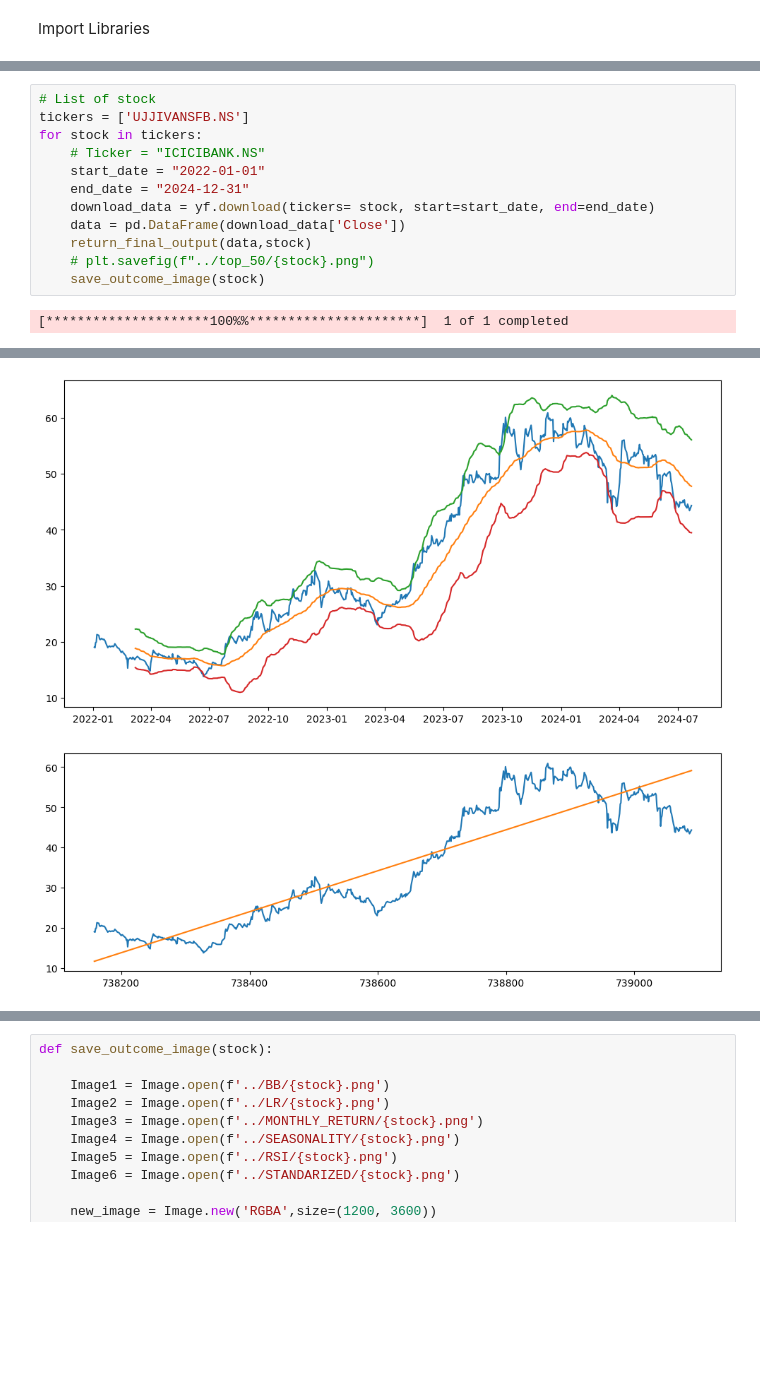
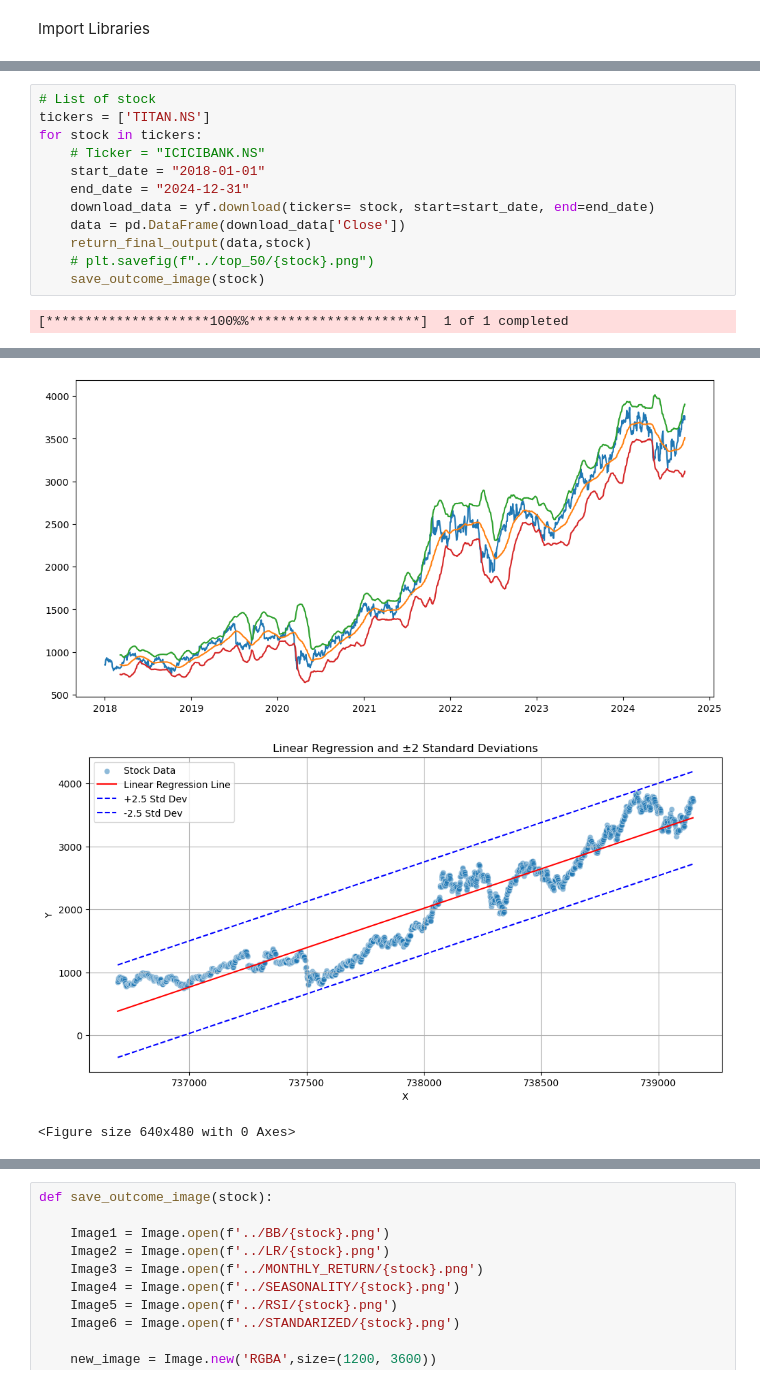
Before and after one commit to isouravsharma/Fin, a Jupyter notebook: Ticker-automate_V2.ipynb, the cells around one changed output, grey strips where cells are left out. Saved outputs shown, nothing was run; the diff lists cells and outputs as text; blank space fills up the shorter version.

```diff
--- a/Ticker-automate_V2.ipynb
+++ b/Ticker-automate_V2.ipynb
@@ -12,9 +13,9 @@ from PIL import Image
 # %%
 # List of stock
-tickers = ['UJJIVANSFB.NS']
+tickers = ['TITAN.NS']
 for stock in tickers:
     # Ticker = "ICICIBANK.NS"
-    start_date = "2022-01-01"
+    start_date = "2018-01-01"
     end_date = "2024-12-31"
     download_data = yf.download(tickers= stock, start=start_date, end=end_date)
     data = pd.DataFrame(download_data['Close'])
@@ -28,2 +29,3 @@ for stock in tickers:
-[figure, old version]
+[figure, new version]
-[figure, old version]
+[figure, new version]
+<Figure size 640x480 with 0 Axes>
```
Also changed, not shown: parts of 17 cells of this notebook.
